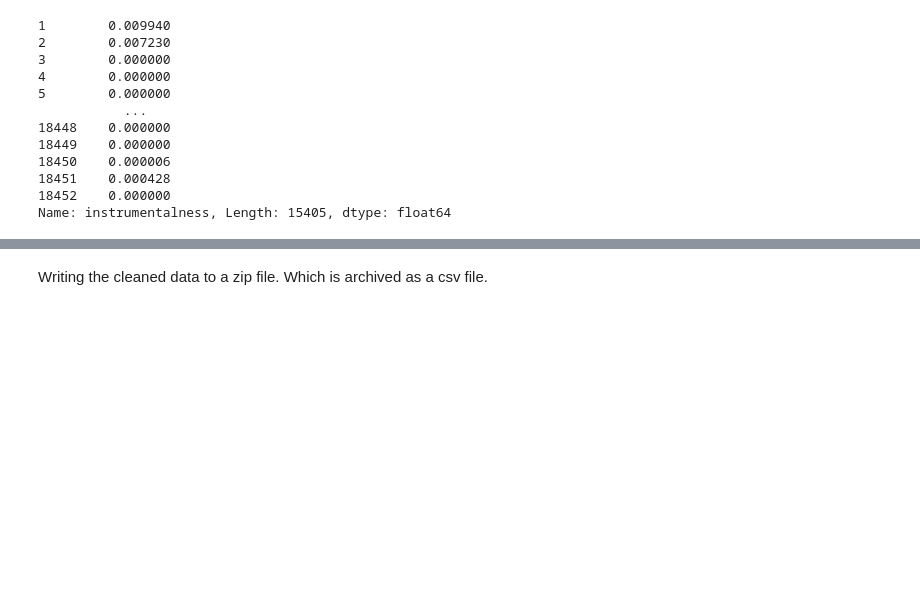
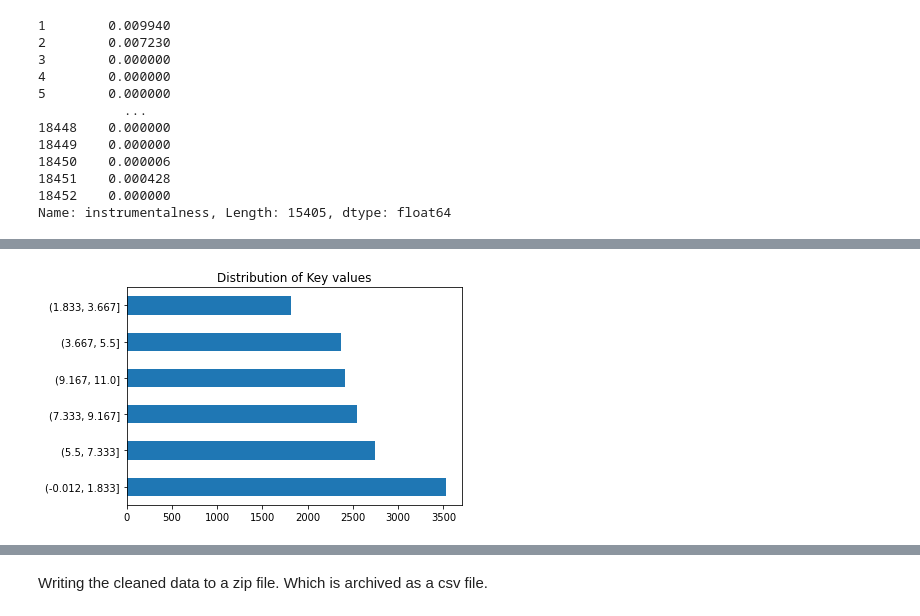
Before and after one commit to EricCallaway/Music_Recommendation_Application, a Jupyter notebook: data_cleaning/clean_RNN_dataset.ipynb, the cells around one changed output, grey strips where cells are left out. Cells and saved outputs as stored; diff of their text form; code cells hidden in the pictures; blank space fills up the shorter version.

```diff
--- a/data_cleaning/clean_RNN_dataset.ipynb
+++ b/data_cleaning/clean_RNN_dataset.ipynb
@@ -142,0 +156,6 @@ Name: instrumentalness, Length: 15405, dtype: float64
+# %%
+key_bar = df.key.value_counts(bins=6).plot(kind='barh')
+plt.title('Distribution of Key values')
+plt.show()
+# %% [output]
+[figure, added]
```
Also changed, not shown: parts of 11 cells of this notebook.
